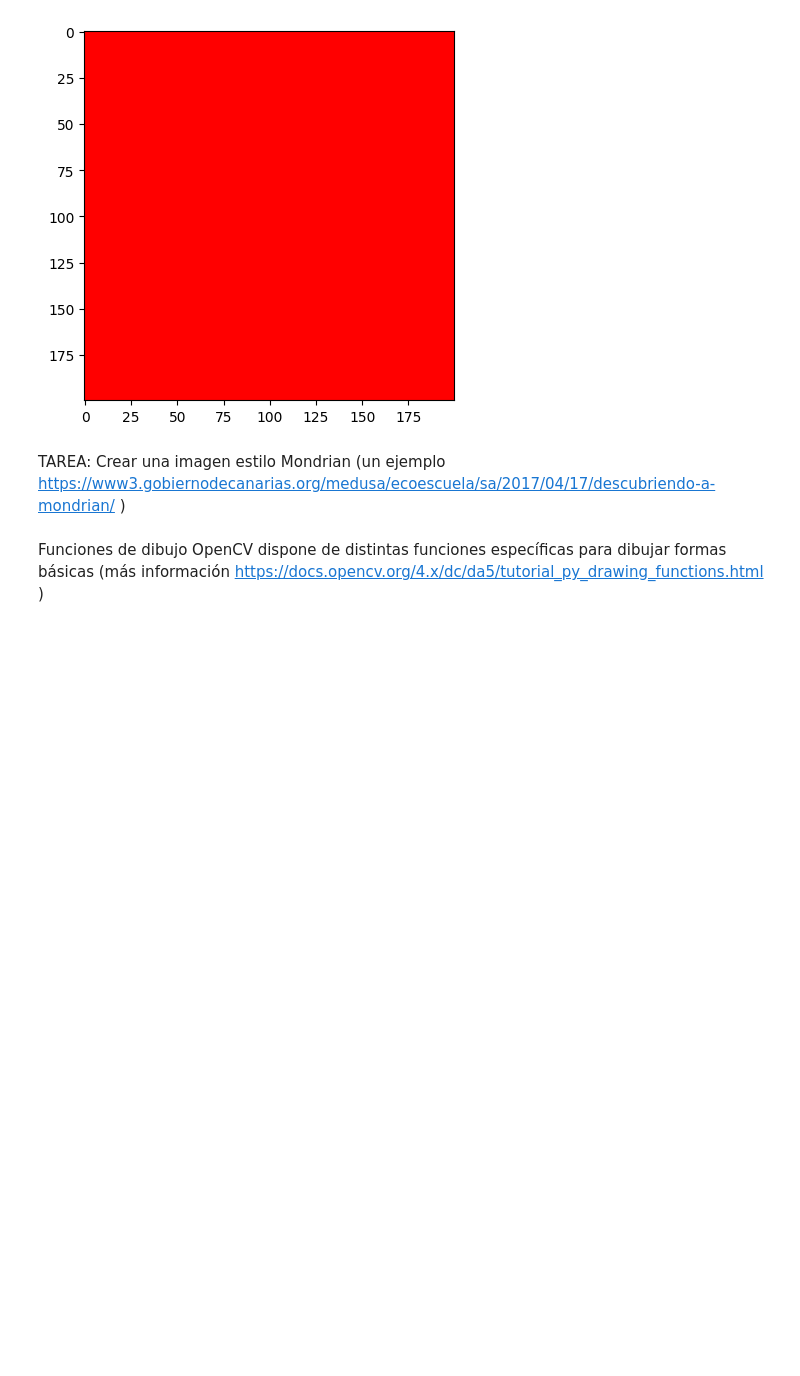
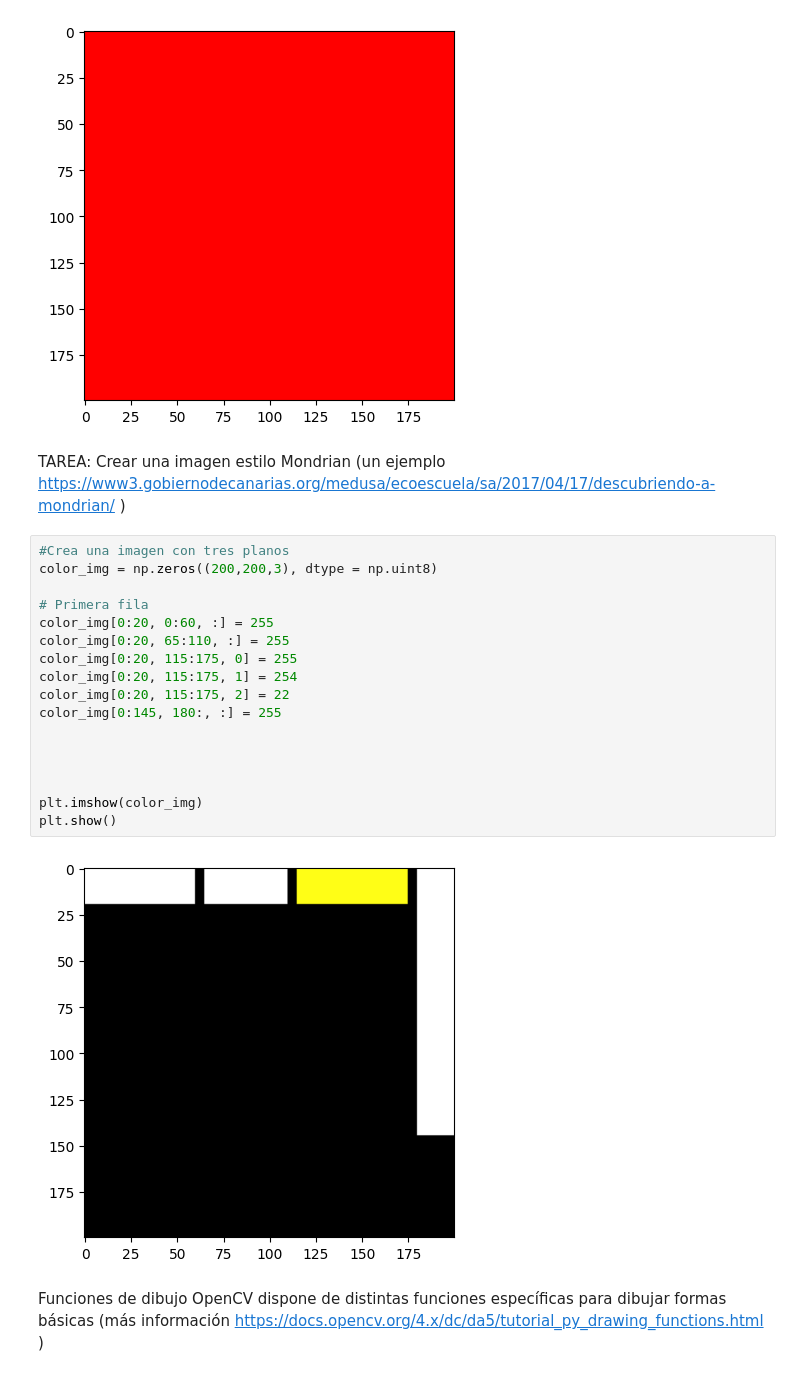
Before and after one commit to raulmat19/VC_P1, a Jupyter notebook: VC_P1.ipynb, the cells around one changed output. Saved outputs shown, nothing was run; the diff lists cells and outputs as text; blank space fills up the shorter version.

Commit message:
P1 - Mondrian image started

```diff
--- a/VC_P1.ipynb
+++ b/VC_P1.ipynb
@@ -101,6 +101,25 @@ plt.show()
 [figure]
 # %% [markdown]
 TAREA: Crear una imagen estilo Mondrian (un ejemplo https://www3.gobiernodecanarias.org/medusa/ecoescuela/sa/2017/04/17/descubriendo-a-mondrian/ )
+# %%
+#Crea una imagen con tres planos
+color_img = np.zeros((200,200,3), dtype = np.uint8)
+
+# Primera fila
+color_img[0:20, 0:60, :] = 255
+color_img[0:20, 65:110, :] = 255
+color_img[0:20, 115:175, 0] = 255
+color_img[0:20, 115:175, 1] = 254
+color_img[0:20, 115:175, 2] = 22
+color_img[0:145, 180:, :] = 255
+
+
+
+
+plt.imshow(color_img)
+plt.show()
+# %% [output]
+[figure, added]
 # %% [markdown]
 Funciones de dibujo
 OpenCV dispone de distintas funciones específicas para dibujar formas básicas (más información https://docs.opencv.org/4.x/dc/da5/tutorial_py_drawing_functions.html )
```
Also changed, not shown: parts of 2 cells of this notebook.
